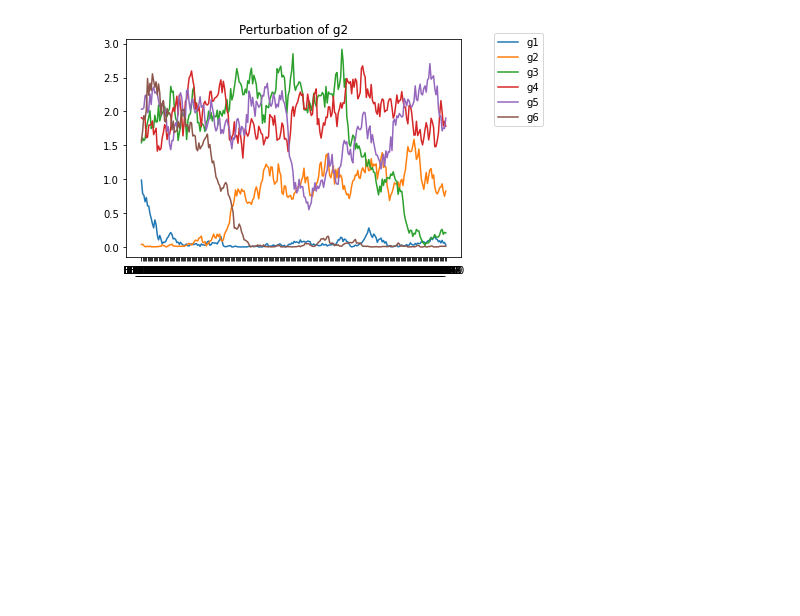
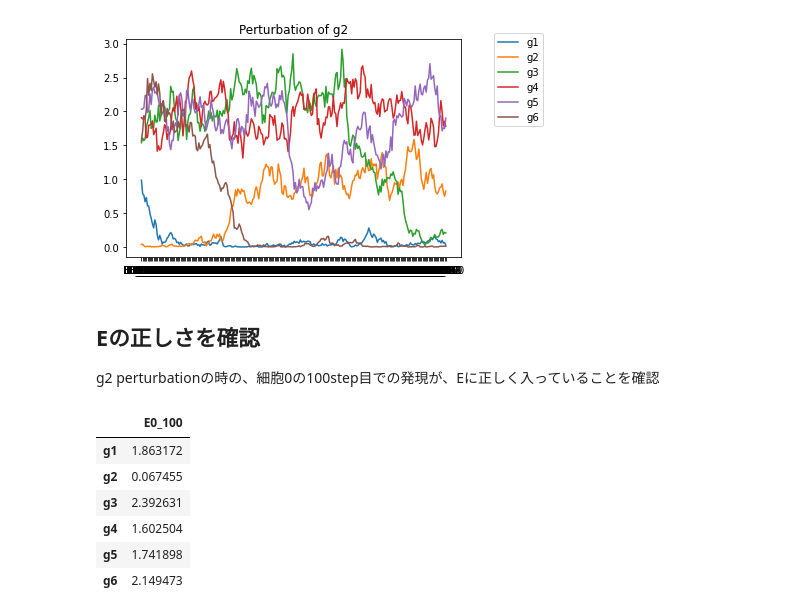
Before and after one commit to Naoto-Yamaguchi/BoolODEwithPerturbation, a Jupyter notebook: perturbation_tutorial.ipynb, the cells around one changed output. Saved outputs shown, nothing was run; the diff lists cells and outputs as text; code cells hidden in the pictures; blank space fills up the shorter version.

```diff
--- a/perturbation_tutorial.ipynb
+++ b/perturbation_tutorial.ipynb
@@ -318,3 +318,16 @@ plt.legend(df_per.index, loc=(1.1,0.6))
 # %% [output]
 <matplotlib.legend.Legend at 0x...>
 [figure]
+# %% [markdown]
+## Eの正しさを確認
+g2 perturbationの時の、細胞0の100step目での発現が、Eに正しく入っていることを確認
+# %%
+pd.DataFrame(df_per.iloc[:, 99])
+# %% [output]
+|  | E0_100 |
+| g1 | 1.863172 |
+| g2 | 0.067455 |
+| g3 | 2.392631 |
+| g4 | 1.602504 |
+| g5 | 1.741898 |
+| g6 | 2.149473 |
```
Also changed, not shown: parts of 1 cell of this notebook.
